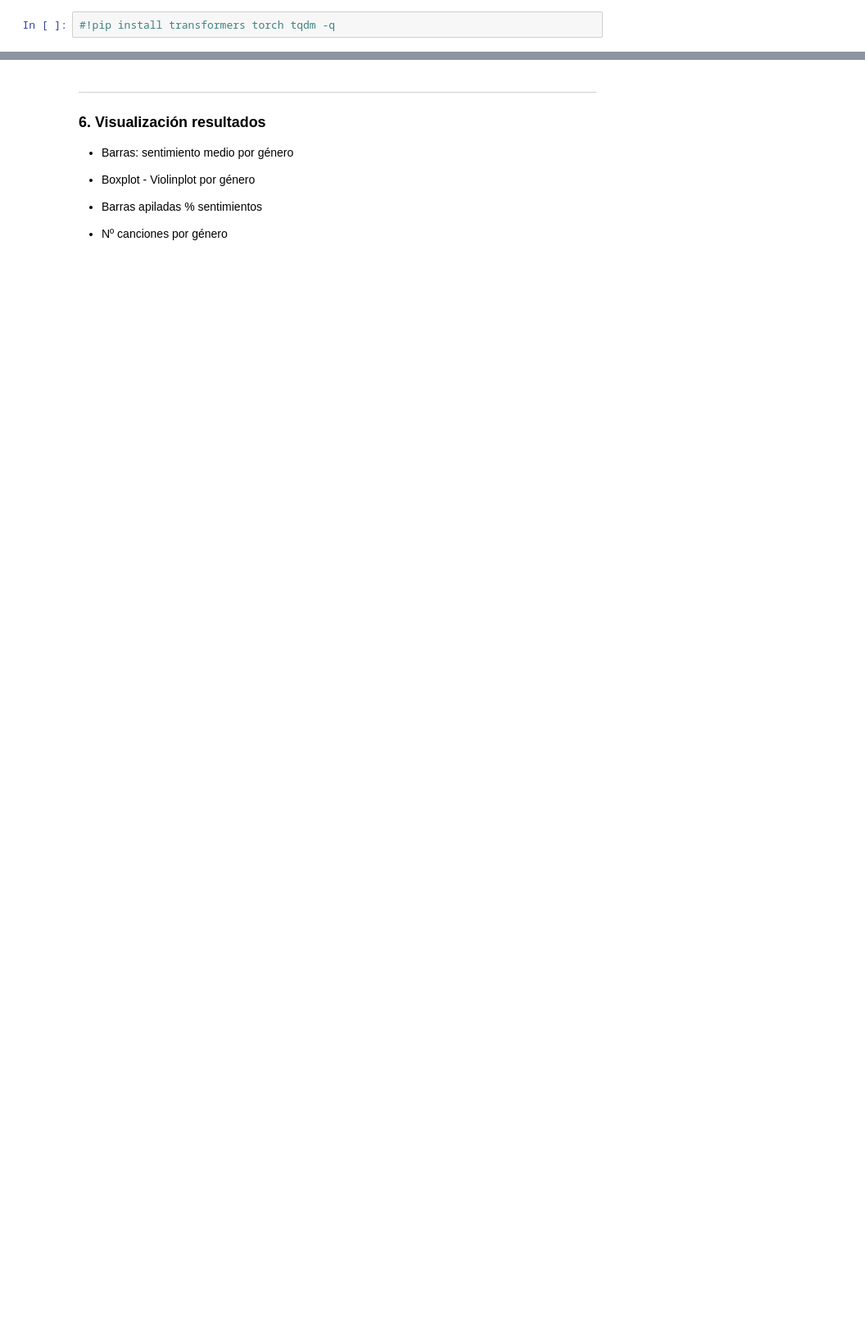
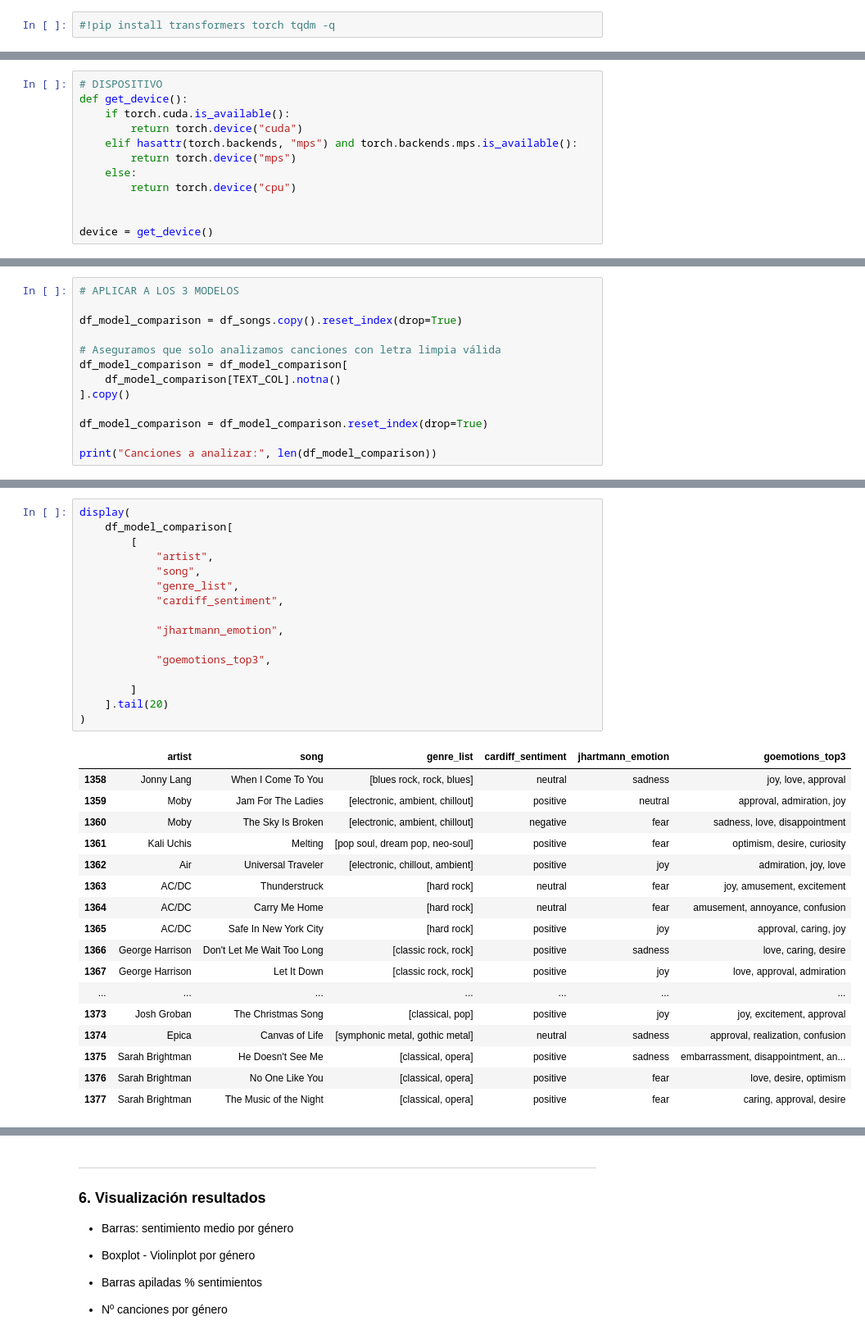
Before and after one commit to pacarma4/NLP, a Jupyter notebook: sentiment_analysis.ipynb, the cells around one changed output, grey strips where cells are left out. Shown at 82% size. Saved outputs shown, nothing was run; the diff lists cells and outputs as text; blank space fills up the shorter version.

```diff
--- a/sentiment_analysis.ipynb
+++ b/sentiment_analysis.ipynb
@@ -1678,0 +803,12 @@ Top emociones GoEmotions:
+# %%
+# DISPOSITIVO
+def get_device():
+    if torch.cuda.is_available():
+        return torch.device("cuda")
+    elif hasattr(torch.backends, "mps") and torch.backends.mps.is_available():
+        return torch.device("mps")
+    else:
+        return torch.device("cpu")
+
+
+device = get_device()
@@ -1678,0 +1115,13 @@ Top emociones GoEmotions:
+# %%
+# APLICAR A LOS 3 MODELOS
+
+df_model_comparison = df_songs.copy().reset_index(drop=True)
+
+# Aseguramos que solo analizamos canciones con letra limpia válida
+df_model_comparison = df_model_comparison[
+    df_model_comparison[TEXT_COL].notna()
+].copy()
+
+df_model_comparison = df_model_comparison.reset_index(drop=True)
+
+print("Canciones a analizar:", len(df_model_comparison))
@@ -1679,3 +1287,37 @@ Top emociones GoEmotions:
+# %%
+display(
+    df_model_comparison[
+        [
+            "artist",
+            "song",
+            "genre_list",
+            "cardiff_sentiment",
+
+            "jhartmann_emotion",
+
+            "goemotions_top3",
+
+        ]
+    ].tail(20)
+)
+# %% [output]
+|  | artist | song | genre_list | cardiff_sentiment | jhartmann_emotion | goemotions_top3 |
+| 1358 | Jonny Lang | When I Come To You | [blues rock, rock, blues] | neutral | sadness | joy, love, approval |
+| 1359 | Moby | Jam For The Ladies | [electronic, ambient, chillout] | positive | neutral | approval, admiration, joy |
+| 1360 | Moby | The Sky Is Broken | [electronic, ambient, chillout] | negative | fear | sadness, love, disappointment |
+| 1361 | Kali Uchis | Melting | [pop soul, dream pop, neo-soul] | positive | fear | optimism, desire, curiosity |
+| 1362 | Air | Universal Traveler | [electronic, chillout, ambient] | positive | joy | admiration, joy, love |
+| 1363 | AC/DC | Thunderstruck | [hard rock] | neutral | fear | joy, amusement, excitement |
+| 1364 | AC/DC | Carry Me Home | [hard rock] | neutral | fear | amusement, annoyance, confusion |
+| 1365 | AC/DC | Safe In New York City | [hard rock] | positive | joy | approval, caring, joy |
+| 1366 | George Harrison | Don't Let Me Wait Too Long | [classic rock, rock] | positive | sadness | love, caring, desire |
+| 1367 | George Harrison | Let It Down | [classic rock, rock] | positive | joy | love, approval, admiration |
+| ... | ... | ... | ... | ... | ... | ... |
+| 1373 | Josh Groban | The Christmas Song | [classical, pop] | positive | joy | joy, excitement, approval |
+| 1374 | Epica | Canvas of Life | [symphonic metal, gothic metal] | neutral | sadness | approval, realization, confusion |
+| 1375 | Sarah Brightman | He Doesn't See Me | [classical, opera] | positive | sadness | embarrassment, disappointment, an... |
+| 1376 | Sarah Brightman | No One Like You | [classical, opera] | positive | fear | love, desire, optimism |
+| 1377 | Sarah Brightman | The Music of the Night | [classical, opera] | positive | fear | caring, approval, desire |
 # %% [markdown]
 ---
 
```
Also changed, not shown: parts of 46 cells of this notebook.
